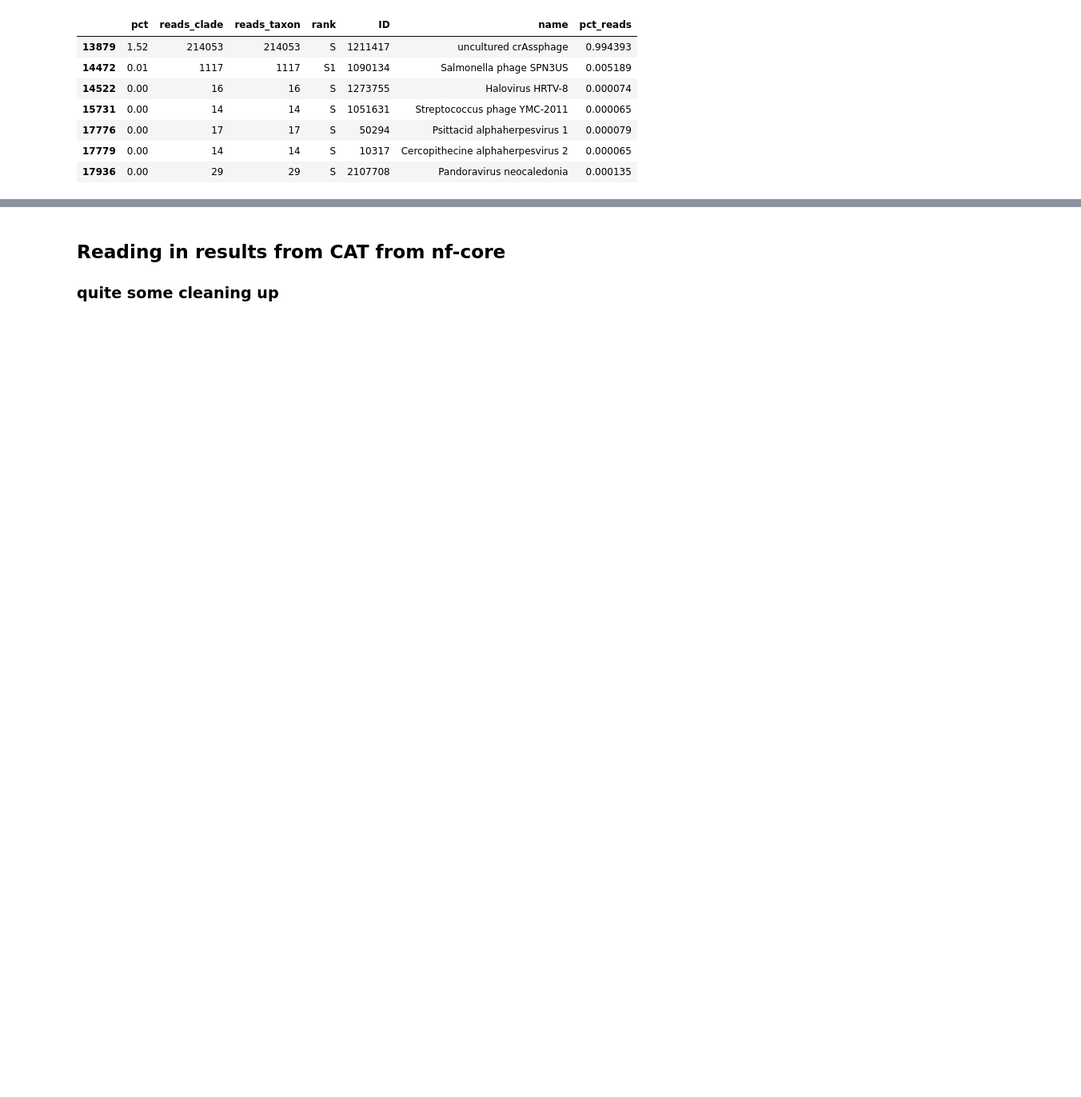
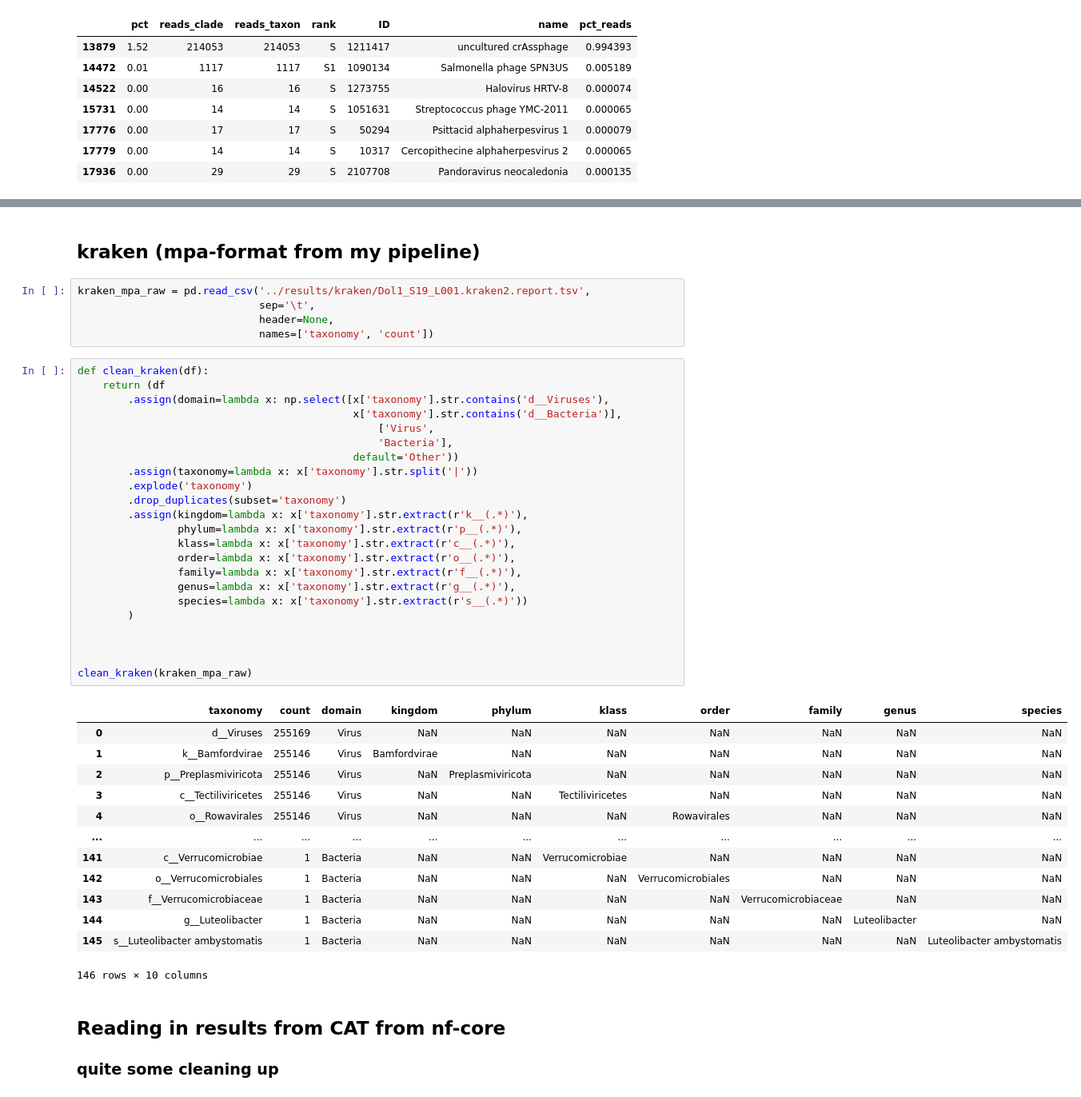
Before and after one commit to willros/virusclassification_nextflow, a Jupyter notebook: data-wrangling.ipynb, the cells around one changed output, grey strips where cells are left out. Shown at 80% size. Drawn from its saved outputs; the diff is of its cells as text; blank space fills up the shorter version.

Commit message:
wrangling kraken data

```diff
--- a/data-wrangling.ipynb
+++ b/data-wrangling.ipynb
@@ -46,6 +47,50 @@ text = bar.mark_text(
 (bar + text)
 # %% [output]
 [interactive output not drawn]
+# %% [markdown]
+## kraken (mpa-format from my pipeline)
+# %%
+kraken_mpa_raw = pd.read_csv('../results/kraken/Dol1_S19_L001.kraken2.report.tsv',
+                             sep='\t',
+                             header=None,
+                             names=['taxonomy', 'count'])
+# %%
+def clean_kraken(df):
+    return (df
+        .assign(domain=lambda x: np.select([x['taxonomy'].str.contains('d__Viruses'),
+                                            x['taxonomy'].str.contains('d__Bacteria')],
+                                                ['Virus',
+                                                'Bacteria'],
+                                            default='Other'))
+        .assign(taxonomy=lambda x: x['taxonomy'].str.split('|'))
+        .explode('taxonomy')
+        .drop_duplicates(subset='taxonomy')
+        .assign(kingdom=lambda x: x['taxonomy'].str.extract(r'k__(.*)'),
+                phylum=lambda x: x['taxonomy'].str.extract(r'p__(.*)'),
+                klass=lambda x: x['taxonomy'].str.extract(r'c__(.*)'),
+                order=lambda x: x['taxonomy'].str.extract(r'o__(.*)'),
+                family=lambda x: x['taxonomy'].str.extract(r'f__(.*)'),
+                genus=lambda x: x['taxonomy'].str.extract(r'g__(.*)'),
+                species=lambda x: x['taxonomy'].str.extract(r's__(.*)'))
+        )
+
+
+
+clean_kraken(kraken_mpa_raw)
+# %% [output]
+|  | taxonomy | count | domain | kingdom | phylum | klass | order | family | genus | species |
+| 0 | d__Viruses | 255169 | Virus | NaN | NaN | NaN | NaN | NaN | NaN | NaN |
+| 1 | k__Bamfordvirae | 255146 | Virus | Bamfordvirae | NaN | NaN | NaN | NaN | NaN | NaN |
+| 2 | p__Preplasmiviricota | 255146 | Virus | NaN | Preplasmiviricota | NaN | NaN | NaN | NaN | NaN |
+| 3 | c__Tectiliviricetes | 255146 | Virus | NaN | NaN | Tectiliviricetes | NaN | NaN | NaN | NaN |
+| 4 | o__Rowavirales | 255146 | Virus | NaN | NaN | NaN | Rowavirales | NaN | NaN | NaN |
+| ... | ... | ... | ... | ... | ... | ... | ... | ... | ... | ... |
+| 141 | c__Verrucomicrobiae | 1 | Bacteria | NaN | NaN | Verrucomicrobiae | NaN | NaN | NaN | NaN |
+| 142 | o__Verrucomicrobiales | 1 | Bacteria | NaN | NaN | NaN | Verrucomicrobiales | NaN | NaN | NaN |
+| 143 | f__Verrucomicrobiaceae | 1 | Bacteria | NaN | NaN | NaN | NaN | Verrucomicrobiaceae | NaN | NaN |
+| 144 | g__Luteolibacter | 1 | Bacteria | NaN | NaN | NaN | NaN | NaN | Luteolibacter | NaN |
+| 145 | s__Luteolibacter ambystomatis | 1 | Bacteria | NaN | NaN | NaN | NaN | NaN | NaN | Luteolibacter ambystomatis |
+146 rows × 10 columns
 # %% [markdown]
 ## Reading in results from CAT from nf-core
 ### quite some cleaning up
```
Also changed, not shown: parts of 1 cell of this notebook.
